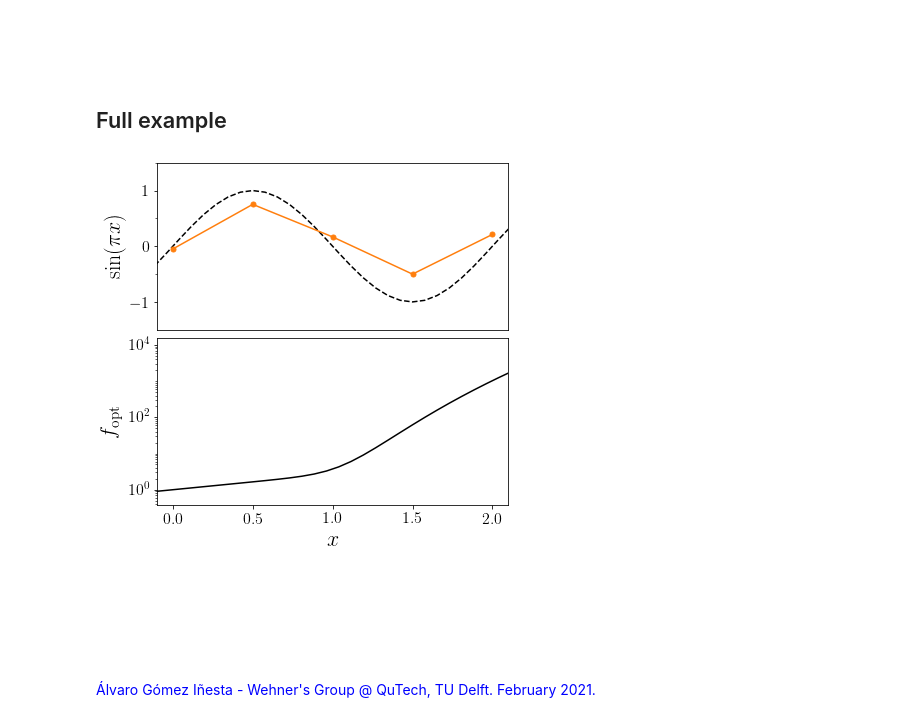
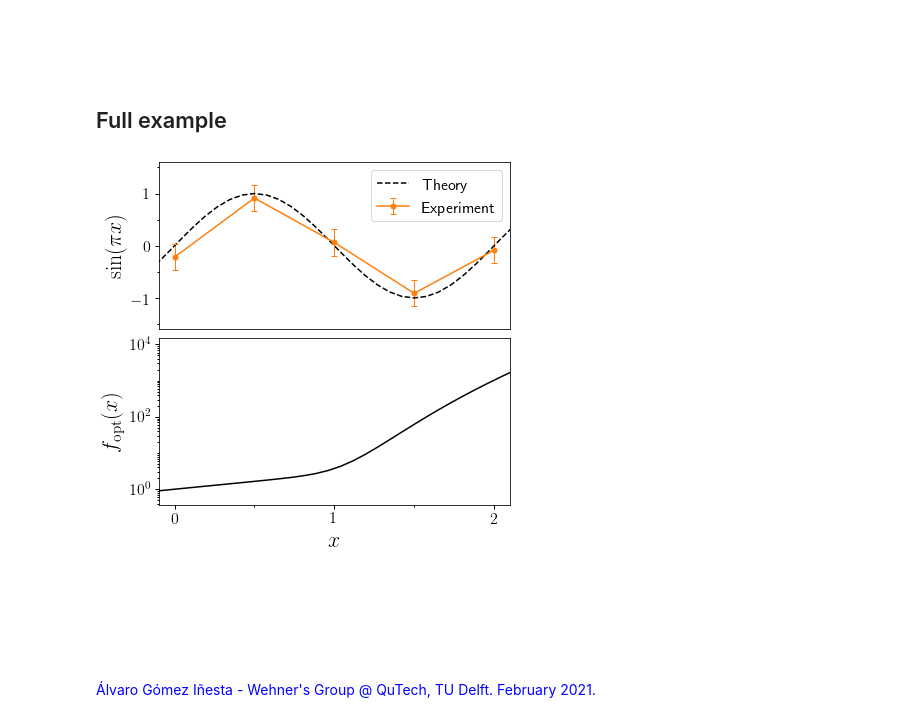
Before and after one commit to AlvaroGI/plt-cheatsheet, a Jupyter notebook: cheatsheet_plt.ipynb, the cells around one changed output. Drawn from its saved outputs; the diff is of its cells as text; code cells hidden in the pictures.

```diff
--- a/cheatsheet_plt.ipynb
+++ b/cheatsheet_plt.ipynb
@@ -389,7 +408,7 @@ x = np.linspace(-0.5,2.5,40)
 y = np.sin(x*np.pi)
 y2 = np.exp(x)+x**10
 x_exp = np.linspace(0,2,5)
-y_exp = np.sin(x_exp*np.pi)+np.random.rand(len(x_exp))-0.5
+y_exp = np.sin(x_exp*np.pi)+(np.random.rand(len(x_exp))-0.5)*0.5
 
 # Create figure with size in cm
 x_cm = 16
@@ -401,51 +420,64 @@ ax[0] = fig.add_subplot(grid[0, 0])
 ax[1] = fig.add_subplot(grid[1, 0])
 
 # Plot
-ax[0].plot(x, y,
-         color='black',
-         linestyle='--',
-         label='Theory')
-ax[0].plot(x_exp, y_exp,
-         color='tab:orange',
-         marker='o', markersize = 5,
-         markerfacecolor='tab:orange',
-         markeredgecolor='tab:orange',
-         label='Experiment')
+ax[0].plot(x, y, color='black', linestyle='--', label='Theory')
+ax[0].errorbar(x_exp, y_exp, yerr=0.25,
+               color='tab:orange',
+               marker='o', markersize = 5,
+               markerfacecolor='tab:orange',
+               markeredgecolor='tab:orange',
+               elinewidth=1,
+               capsize=3, capthick=1,
+               label='Experiment')
 ax[1].plot(x, y2, color='black')
 
 # Axes limits
 ax[0].set_xlim([-0.1,2.1])
+ax[0].set_ylim([-1.6,1.6])
 ax[1].set_xlim([-0.1,2.1])
-ax[0].set_ylim([-1.5,1.5])
 
 # Axes scale
 ax[1].set_yscale('log')
 
 # Axes labels
 ax[0].set_ylabel(r'$\sin(\pi x)$', fontsize=22)
 ax[1].set_xlabel(r'$x$', fontsize=22)
-ax[1].set_ylabel(r'$f_{\mathrm{opt}}$', fontsize=22)
+ax[1].set_ylabel(r'$f_{\mathrm{opt}}(x)$', fontsize=22)
 
 # Axes ticks and tick labels
 ax[0].set_xticks([])
 ax[0].set_yticks([-1,0,1])
 ax[0].yaxis.set_minor_locator(ticker.AutoMinorLocator(2))
 ax[0].tick_params(labelsize=16)
+ax[0].tick_params(which='major',
+                   width=1, length=4)
+ax[0].tick_params(which='minor',
+               width=1, length=2)
+ax[1].set_xticks([0,1,2])
 ax[1].set_yticks([1,100,10000])
 ax[1].tick_params(labelsize=16)
+minorx_intervals = 2
+ax[1].xaxis.set_minor_locator(ticker.AutoMinorLocator(minorx_intervals))
 locmin = ticker.LogLocator(base=10.0, subs='all', numticks=12)
 ax[1].yaxis.set_minor_locator(locmin)
 ax[1].yaxis.set_minor_formatter(ticker.NullFormatter())
+ax[1].tick_params(which='major',
+                   width=1, length=4)
+ax[1].tick_params(which='minor',
+               width=1, length=2)
+
+# Legend
+ax[0].legend(fontsize=16)
 
 # Show or save
 save = False
 if save:
     filename = 'figs_directory/example_fig'
     plt.savefig(filename,dpi=300,bbox_inches='tight')
 else:
     plt.show()
 # %% [output]
-[figure, old version]
+[figure, new version]
 # %% [markdown]
 <br />
 &nbsp;
```
Also changed, not shown: parts of 17 cells of this notebook.
